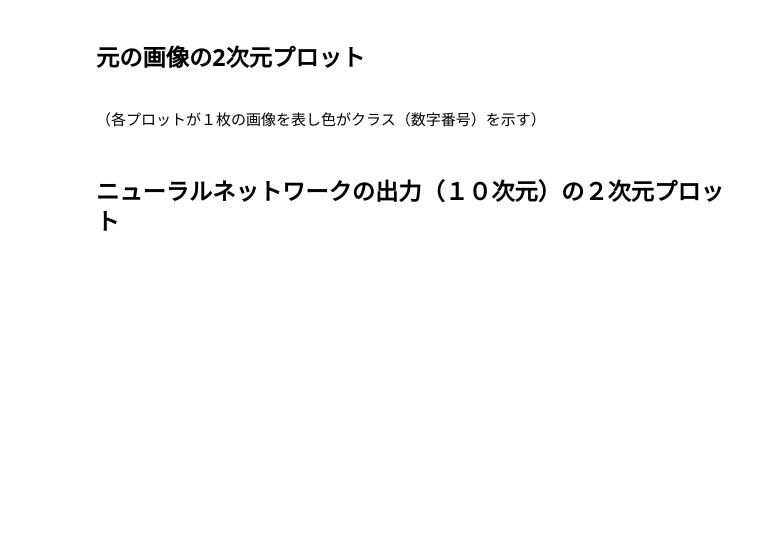
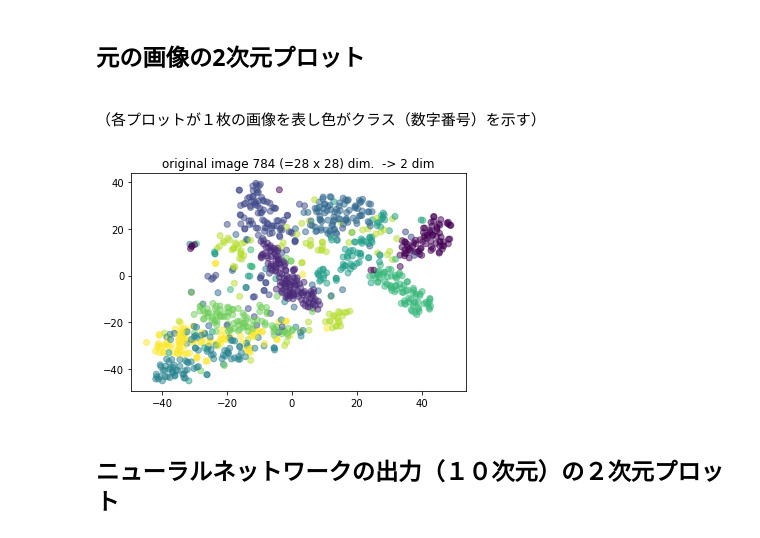
Before and after one commit to KensukeNagaya/B3_seminor2017, a Jupyter notebook: DNN/analyze_mnist.ipynb, the cells around one changed output. Saved outputs shown, nothing was run; the diff lists cells and outputs as text; code cells hidden in the pictures; blank space fills up the shorter version.

```diff
--- a/DNN/analyze_mnist.ipynb
+++ b/DNN/analyze_mnist.ipynb
@@ -47,10 +47,12 @@ from sklearn.manifold import TSNE
 ## 元の画像の2次元プロット
 <br>（各プロットが１枚の画像を表し色がクラス（数字番号）を示す）
 # %%
-#x_tsn= TSNE(n_components=2).fit_transform(x[:1000])
+x_tsn= TSNE(n_components=2).fit_transform(x[:1000])
 plt.scatter(x_tsn[:1000,0], x_tsn[:1000,1],c=t[:1000], alpha=0.5)
 plt.title('original image 784 (=28 x 28) dim.  -> 2 dim')
 plt.show()
+# %% [output]
+[figure, added]
 # %% [markdown]
 ## ニューラルネットワークの出力（１０次元）の２次元プロット
 # %%
```
Also changed, not shown: parts of 4 cells of this notebook.
